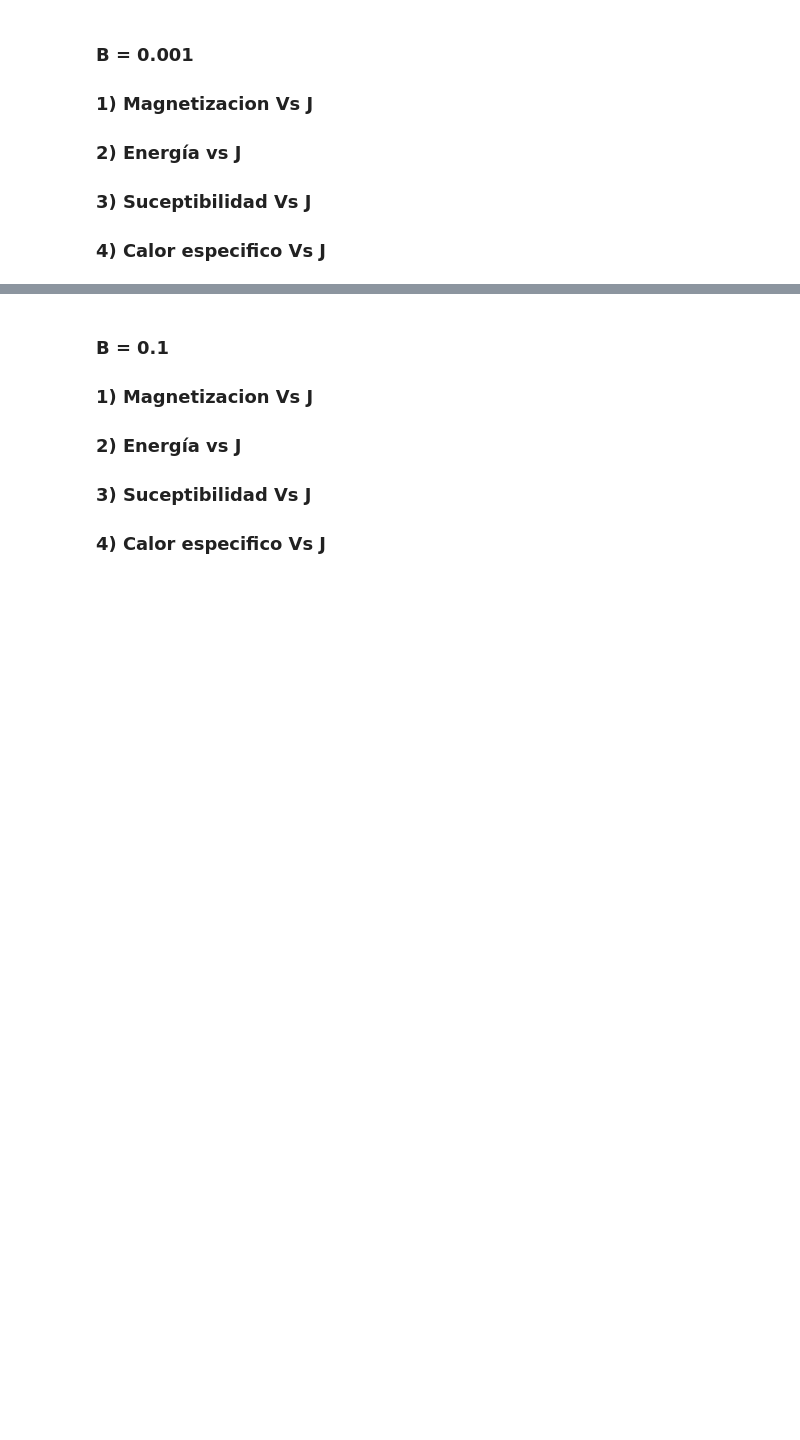
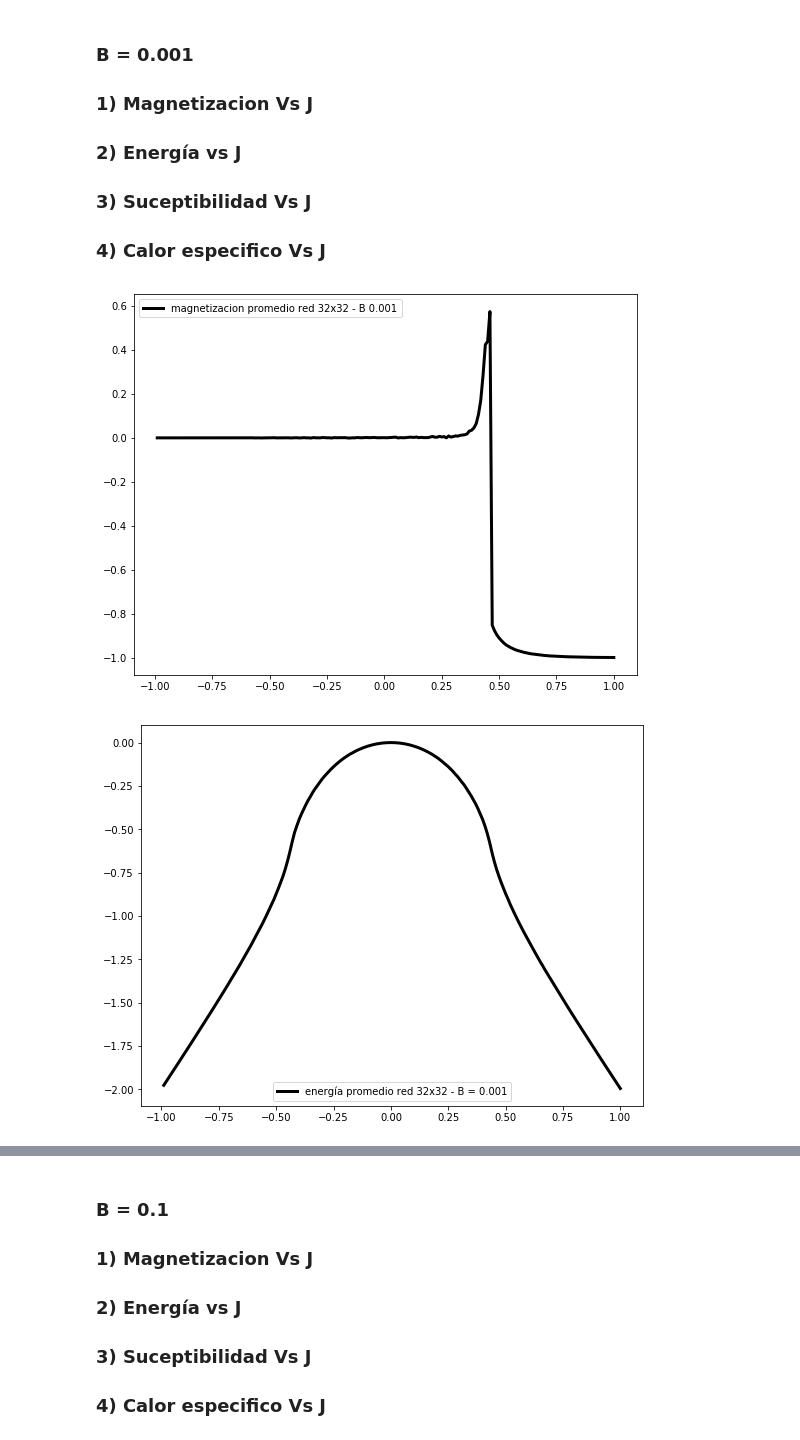
Before and after one commit to Igna11/TP2-Computacional-Ising, a Jupyter notebook: TP2 - Montecarlo - Ising 2D .ipynb, the cells around one changed output, grey strips where cells are left out. Drawn from its saved outputs; the diff is of its cells as text; code cells hidden in the pictures; blank space fills up the shorter version.

Commit message:
figuras

```diff
--- a/TP2 - Montecarlo - Ising 2D .ipynb
+++ b/TP2 - Montecarlo - Ising 2D .ipynb
@@ -686,3 +686,34 @@ def Valores_medios(A):
 ### 2) Energía vs J
 ### 3) Suceptibilidad Vs J
 ### 4) Calor especifico Vs J
+# %%
+os.chdir(r"C:\Users\igna\Desktop\Igna\Facultad\Fisica computacional\TP2-Computacional-Ising\Ejercicio 2\item d)")
+EB_0001 = np.loadtxt("Item_d_EvsJ_dim32_Barridos1000_tau175_B0.001.txt")
+MB_0001 = np.loadtxt("Item_d_MvsJ_dim32_Barridos1000_tau175_B0.001.txt")
+E, C = Valores_medios(EB_0001)[0:2]
+M, Chi, J = Valores_medios(MB_0001)
+
+plt.figure(figsize = (9,7))
+#plt.plot(J,MB_0001[:,1:],'.');
+plt.plot(J,M, 'k', linewidth = 3, label = "magnetizacion promedio red 32x32 - B 0.001")
+plt.legend()
+#plt.savefig("figura1.jpg")
+
+plt.figure(figsize = (9,7))
+#plt.plot(J,EB_0001[:,1:]);
+plt.plot(J,E, "k",linewidth = 3, label = "energía promedio red 32x32 - B = 0.001")
+plt.legend()
+#plt.savefig("figura3.jpg")
+
+plt.figure(figsize = (9,7))
+plt.plot(J,Chi,"k", linewidth = 2, label = "suceptibilidad - red 32x32 - B = 0.001")
+plt.legend()
+#plt.savefig("figura2.jpg")
+
+plt.figure(figsize = (9,7))
+plt.plot(J,C, "k", linewidth = 3, label = "calor especifico -red 32x32 - B = 0.001")
+plt.legend()
+plt.savefig("figura4.jpg")
+# %% [output]
+[figure, added]
+[figure, added]
```
Also changed, not shown: parts of 20 cells of this notebook, 10 other files.
